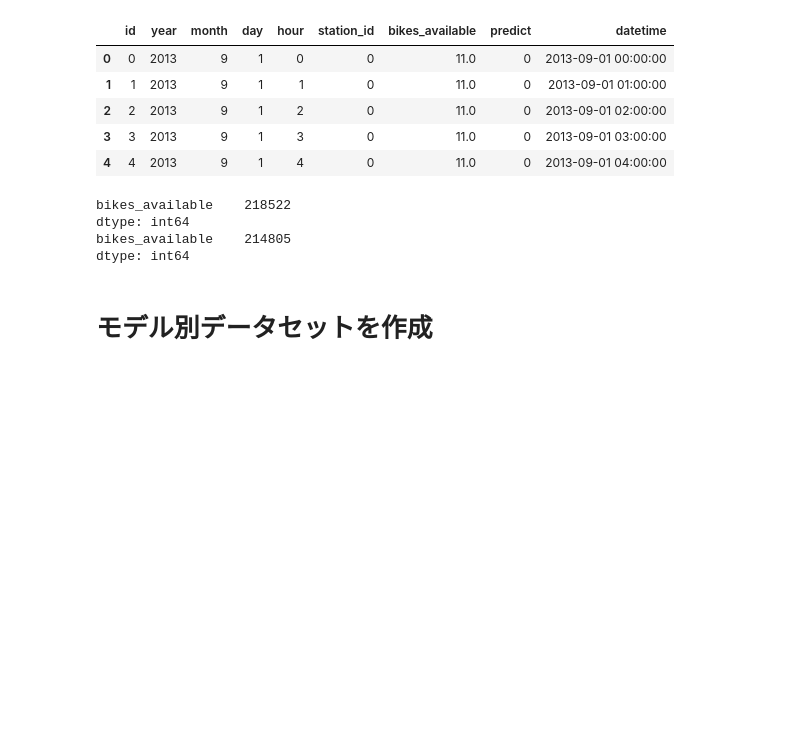
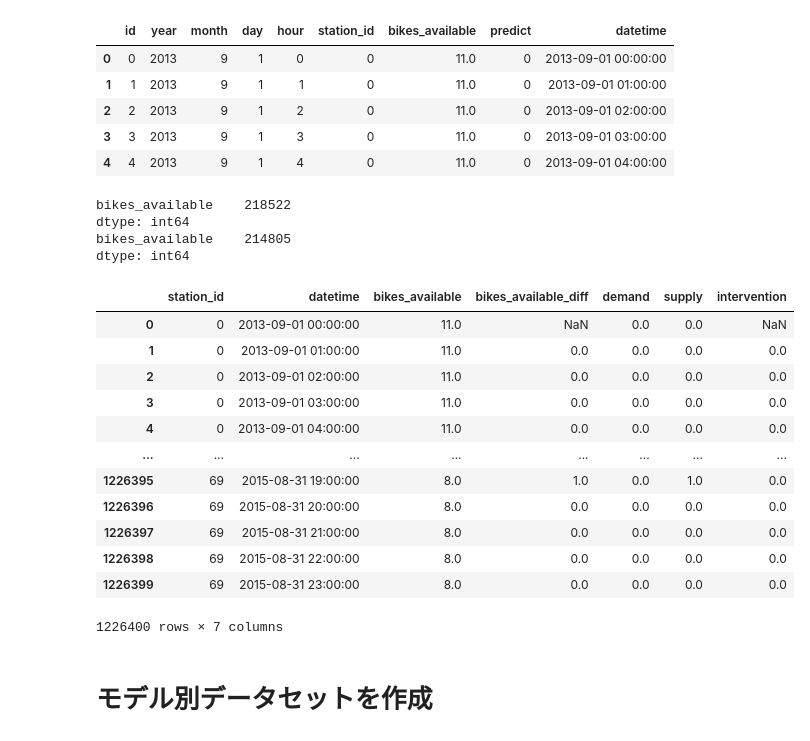
Before and after one commit to snoopy0420/atma_udemy, a Jupyter notebook: notebooks/run.ipynb, the cells around one changed output. Drawn from its saved outputs; the diff is of its cells as text; code cells hidden in the pictures; blank space fills up the shorter version.

```diff
--- a/notebooks/run.ipynb
+++ b/notebooks/run.ipynb
@@ -410,6 +410,7 @@ run test=False 0.069[s]
 # 特徴量生成
 # %%
 df_prep_status = pd.read_pickle(os.path.join(DIR_INTERIM, "df_prep_status.pkl"))
+df_prep_trip = pd.read_pickle(os.path.join(DIR_INTERIM, "df_prep_trip.pkl"))
 # %%
 df_prep_status.head()
 # %% [output]
@@ -464,6 +465,59 @@ df_lag = df_lag.drop(columns=target_col)
 # 曜日特徴量の作成
 df_weekday = df_prep_status.copy()[["datetime"]].drop_duplicates()
 df_weekday["weekday"] = df_weekday["datetime"].dt.weekday
+# %%
+# diff・需要・供給・予測データの作成
+trip_data = df_prep_trip.copy()
+trip_data['start_hour'] = pd.to_datetime(trip_data['start_date']).dt.floor('h')
+trip_data['end_hour'] = pd.to_datetime(trip_data['end_date']).dt.floor('h')
+
+## 出発（需要）を集計
+## 過去1時間の需要を集計
+departures = trip_data.groupby(['start_station_id', 'start_hour']).size().reset_index(name='demand')
+departures["datetime"] = departures["start_hour"] + pd.Timedelta(hours=1)
+departures.rename(columns={"start_station_id": "station_id"}, inplace=True)
+## 到着（供給）を集計
+## 過去1時間の供給を集計
+arrivals = trip_data.groupby(['end_station_id', 'end_hour']).size().reset_index(name='supply')
+arrivals["datetime"] = arrivals["end_hour"] + pd.Timedelta(hours=1)
+arrivals.rename(columns={"end_station_id": "station_id"}, inplace=True)
+
+## bikes_availableを需要・供給・介入に分解
+df_status_detail = df_prep_status[["station_id", "datetime", "bikes_available"]].copy()
+df_status_detail['datetime'] = pd.to_datetime(df_status_detail['datetime']).dt.floor('h')
+
+## 前の時間との利用可能数の差分を計算
+df_status_detail = df_status_detail.sort_values(['station_id', 'datetime'])
+df_status_detail['bikes_available_diff'] = df_status_detail.groupby('station_id')['bikes_available'].diff()
+
+## 需要・供給を結合
+df_status_detail = df_status_detail.merge(departures, on=['station_id', 'datetime'], how='left')
+df_status_detail = df_status_detail.merge(arrivals, on=['station_id', 'datetime'], how='left')
+df_status_detail["demand"] = -df_status_detail["demand"]
+df_status_detail["demand"] = df_status_detail["demand"].fillna(0)
+df_status_detail["supply"] = df_status_detail["supply"].fillna(0)
+
+## 介入を計算
+## 過去１時間の介入を計算
+df_status_detail['intervention'] = df_status_detail['bikes_available_diff'] - (df_status_detail['demand'] + df_status_detail['supply'])
+
+df_status_detail = df_status_detail.drop(columns=["start_hour", "end_hour"])
+# %%
+df_status_detail
+# %% [output]
+|  | station_id | datetime | bikes_available | bikes_available_diff | demand | supply | intervention |
+| 0 | 0 | 2013-09-01 00:00:00 | 11.0 | NaN | 0.0 | 0.0 | NaN |
+| 1 | 0 | 2013-09-01 01:00:00 | 11.0 | 0.0 | 0.0 | 0.0 | 0.0 |
+| 2 | 0 | 2013-09-01 02:00:00 | 11.0 | 0.0 | 0.0 | 0.0 | 0.0 |
+| 3 | 0 | 2013-09-01 03:00:00 | 11.0 | 0.0 | 0.0 | 0.0 | 0.0 |
+| 4 | 0 | 2013-09-01 04:00:00 | 11.0 | 0.0 | 0.0 | 0.0 | 0.0 |
+| ... | ... | ... | ... | ... | ... | ... | ... |
+| 1226395 | 69 | 2015-08-31 19:00:00 | 8.0 | 1.0 | 0.0 | 1.0 | 0.0 |
+| 1226396 | 69 | 2015-08-31 20:00:00 | 8.0 | 0.0 | 0.0 | 0.0 | 0.0 |
+| 1226397 | 69 | 2015-08-31 21:00:00 | 8.0 | 0.0 | 0.0 | 0.0 | 0.0 |
+| 1226398 | 69 | 2015-08-31 22:00:00 | 8.0 | 0.0 | 0.0 | 0.0 | 0.0 |
+| 1226399 | 69 | 2015-08-31 23:00:00 | 8.0 | 0.0 | 0.0 | 0.0 | 0.0 |
+1226400 rows × 7 columns
 # %% [markdown]
 # モデル別データセットを作成
 # %%
```
Also changed, not shown: parts of 5 cells of this notebook, 2 other files.
